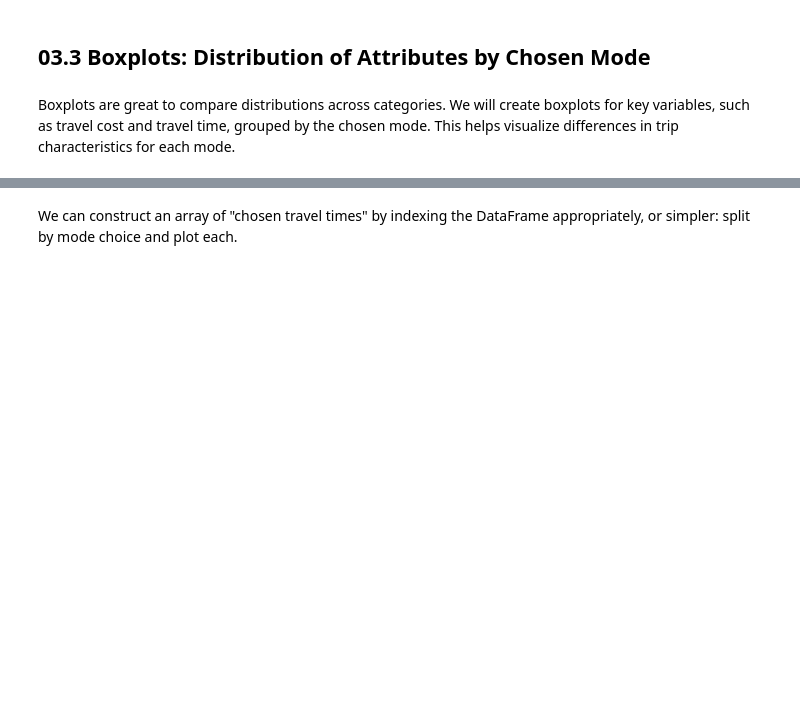
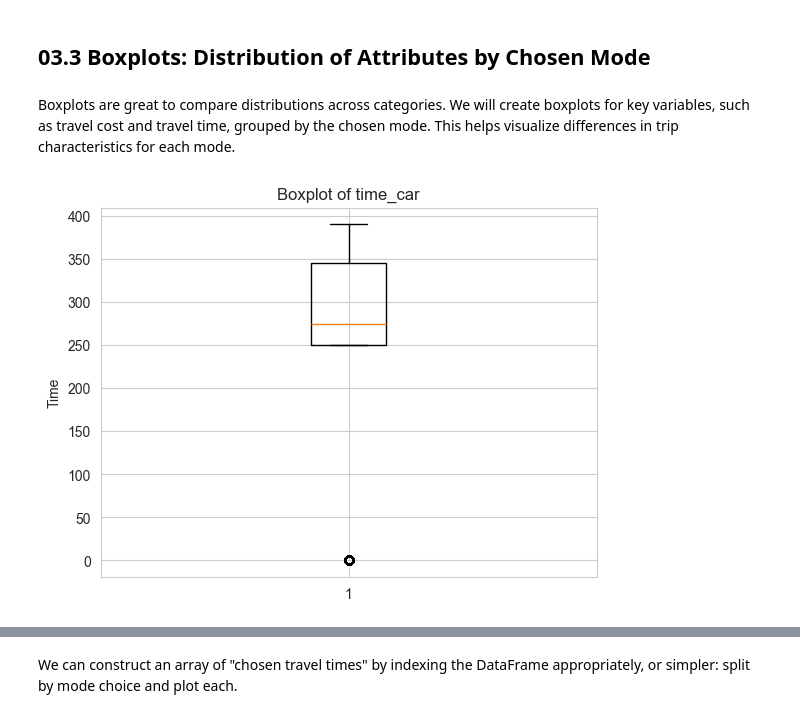
Before and after one commit to amanirad/cmc-python-intro, a Jupyter notebook: notebooks/03_visualization_choice_plots.ipynb, the cells around one changed output, grey strips where cells are left out. Saved outputs shown, nothing was run; the diff lists cells and outputs as text; code cells hidden in the pictures; blank space fills up the shorter version.

```diff
--- a/notebooks/03_visualization_choice_plots.ipynb
+++ b/notebooks/03_visualization_choice_plots.ipynb
@@ -234,3 +234,12 @@ for mode, info in modes_info.items():
 ## 03.3 Boxplots: Distribution of Attributes by Chosen Mode
 # %% [markdown]
 Boxplots are great to compare distributions across categories. We will create boxplots for key variables, such as travel cost and travel time, grouped by the chosen mode. This helps visualize differences in trip characteristics for each mode.
+# %%
+# plot boxplot for time_car using matplotlib
+
+plt.boxplot(df['time_car'])
+plt.title('Boxplot of time_car')
+plt.ylabel('Time')
+plt.show()
+# %% [output]
+[figure, added]
```
Also changed, not shown: parts of 2 cells of this notebook, 4 other files.
